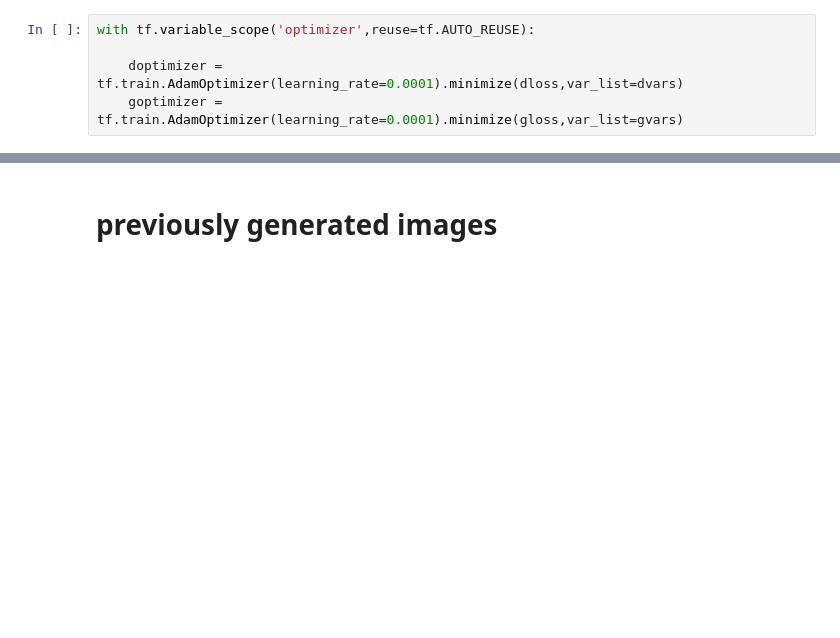
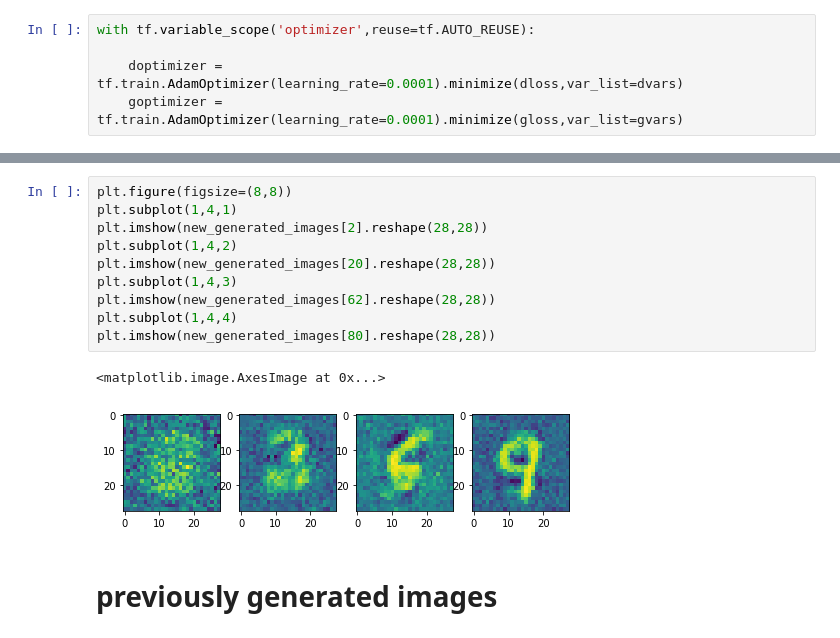
Before and after one commit to ashukid/gan_exp, a Jupyter notebook: vanillagan/gan_mnist.ipynb, the cells around one changed output, grey strips where cells are left out. Cells and saved outputs as stored; diff of their text form; blank space fills up the shorter version.

```diff
--- a/vanillagan/gan_mnist.ipynb
+++ b/vanillagan/gan_mnist.ipynb
@@ -123,3 +133,16 @@ plt.imshow(new_generated_images[2].reshape(28,28))
+# %%
+plt.figure(figsize=(8,8))
+plt.subplot(1,4,1)
+plt.imshow(new_generated_images[2].reshape(28,28))
+plt.subplot(1,4,2)
+plt.imshow(new_generated_images[20].reshape(28,28))
+plt.subplot(1,4,3)
+plt.imshow(new_generated_images[62].reshape(28,28))
+plt.subplot(1,4,4)
+plt.imshow(new_generated_images[80].reshape(28,28))
+# %% [output]
+<matplotlib.image.AxesImage at 0x...>
+[figure, added]
 # %% [markdown]
 # previously generated images
 # %%
```
Also changed, not shown: parts of 4 cells of this notebook, 49 other files.
